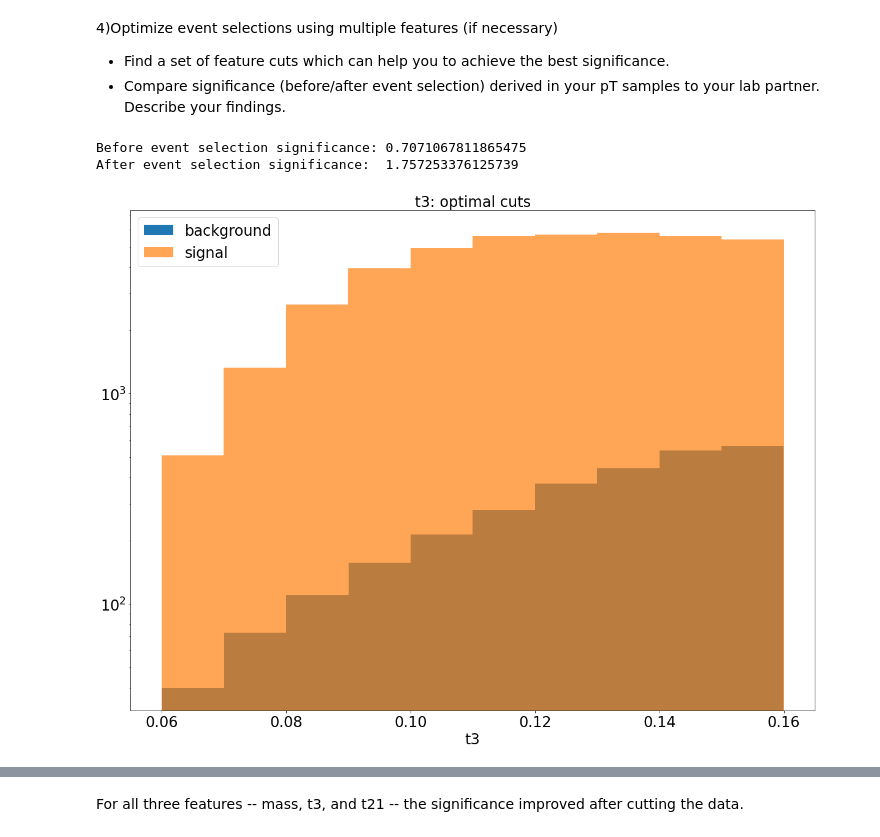
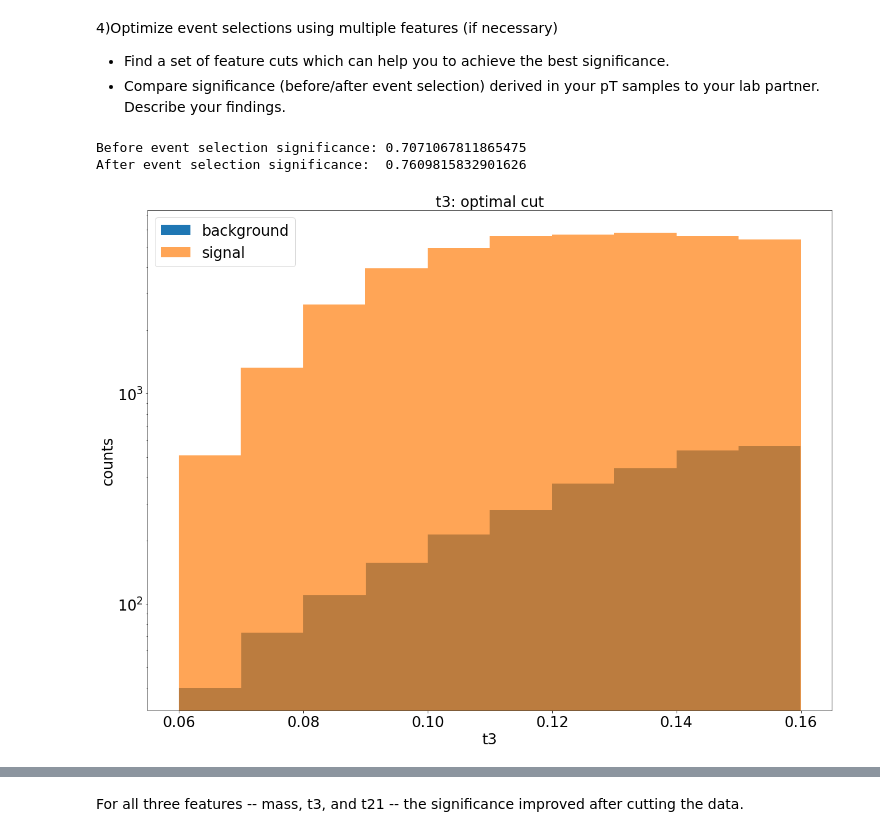
Before and after one commit to kgong13/phys434, a Jupyter notebook: lab7_8.ipynb, the cells around one changed output, grey strips where cells are left out. Saved outputs shown, nothing was run; the diff lists cells and outputs as text; code cells hidden in the pictures.

```diff
--- a/lab7_8.ipynb
+++ b/lab7_8.ipynb
@@ -50,6 +50,7 @@ def bgsig(bg, sig, title, xaxis):
     plt.tick_params(labelsize = 24)
     plt.yscale('log')
     plt.xlabel(xaxis, fontsize = 24)
+    plt.ylabel("counts", fontsize = 24)
     plt.legend(fontsize = 24)
     plt.show()
 
@@ -198,7 +199,6 @@ t32 = np.array(higgs.get('t32'))
 KtDeltaR = np.array(higgs.get('KtDeltaR'))
 # %%
 #Set A of plots with no selections
-plt.rcParams["figure.figsize"] = (10,10)
 
 bgsig(bgpt, pt, "pt", "pt")
 bgsig(bgeta, eta, "eta","eta")
@@ -231,7 +231,6 @@ bgsig(bgKtDeltaR, KtDeltaR, "KtDeltaR","KtDeltaR")
 The features 't3' and 't21' is as disciminative as the mass feature, because there is a large spike of the signal that is not overlapped by the background.
 # %%
 # Set B optimal mass cuts
-plt.rcParams["figure.figsize"] = (20,15)
 
 cutbg = find_nearest(s_bgmass, 127.81)
 cutsig = find_nearest(s_mass, 127.81)
@@ -239,8 +238,8 @@ cutsig = find_nearest(s_mass, 127.81)
 cutbg2 = find_nearest(s_bgmass, 124.67)
 cutsig2 = find_nearest(s_mass, 124.67)
 
-newbg = s_bgmass[cutbg2:cutbg]
-newsig = s_mass[cutsig2:cutsig]
+newmassbg = s_bgmass[cutbg2:cutbg]
+newmasssig = s_mass[cutsig2:cutsig]
 
-bgsig(newbg, newsig, 'mass: optimal cut', 'mass')
+bgsig(newmassbg, newmasssig, 'mass: optimal cut', 'mass')
 # %% [output]
@@ -254,35 +253,35 @@ There is not much more to improve for mass cuts. Any more cuts and the significa
 # %%
 signal = 100
 qcd = 20000
 total = 100000
 
 s_bgt3 = sorted(np.array(new_dict.get('t3')))
 s_t3 = sorted(np.array(higgs.get('t3')))
 
 cutbg = find_nearest(s_bgt3, 0.16)
 cutsig = find_nearest(s_t3, 0.16)
 
 cutbg2 = find_nearest(s_bgt3, 0.06)
 cutsig2 = find_nearest(s_t3, 0.06)
 
-newbg = s_bgt3[cutbg2:cutbg]
-newsig = s_t3[cutsig2:cutsig]
+newt3bg = s_bgt3[cutbg2:cutbg]
+newt3sig = s_t3[cutsig2:cutsig]
 
 # Before event selection significance
 exp_yield = signal / math.sqrt(qcd)
 print("Before event selection significance:", exp_yield)
 
 percent1bg = qcd * (len(newbg) / total)
 percent1sig = signal * (len(newsig) / total)
 
 sigma = percent1sig / math.sqrt(percent1bg)
 print("After event selection significance: ", sigma)
 
-bgsig(newbg, newsig, 't3: optimal cuts', 't3')
+bgsig(newt3bg, newt3sig, 't3: optimal cut', "t3")
 # %% [output]
 Before event selection significance: 0.7071067811865475
-After event selection significance:  1.757253376125739
+After event selection significance:  0.7609815832901626
-[figure, old version]
+[figure, new version]
 # %%
 signal = 100
 qcd = 20000
```
Also changed, not shown: parts of 21 cells of this notebook, 1 other file.
